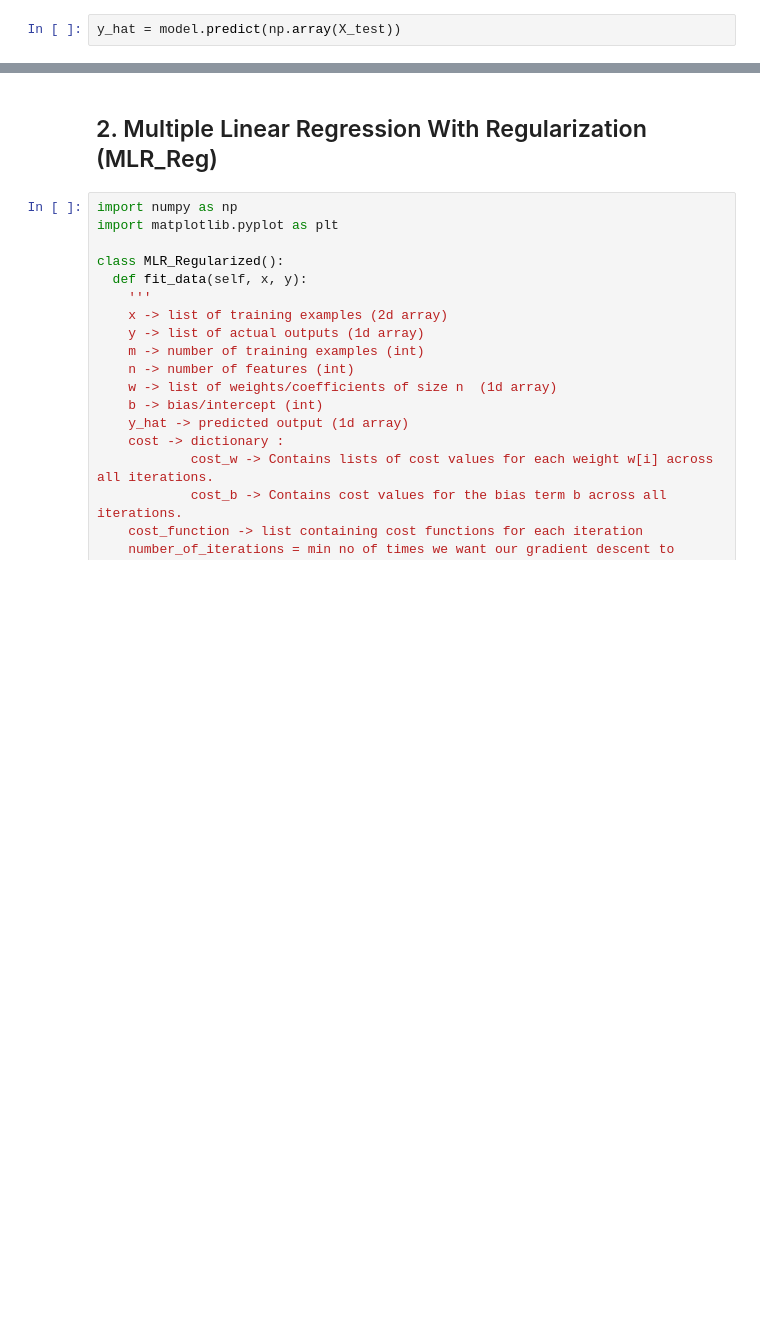
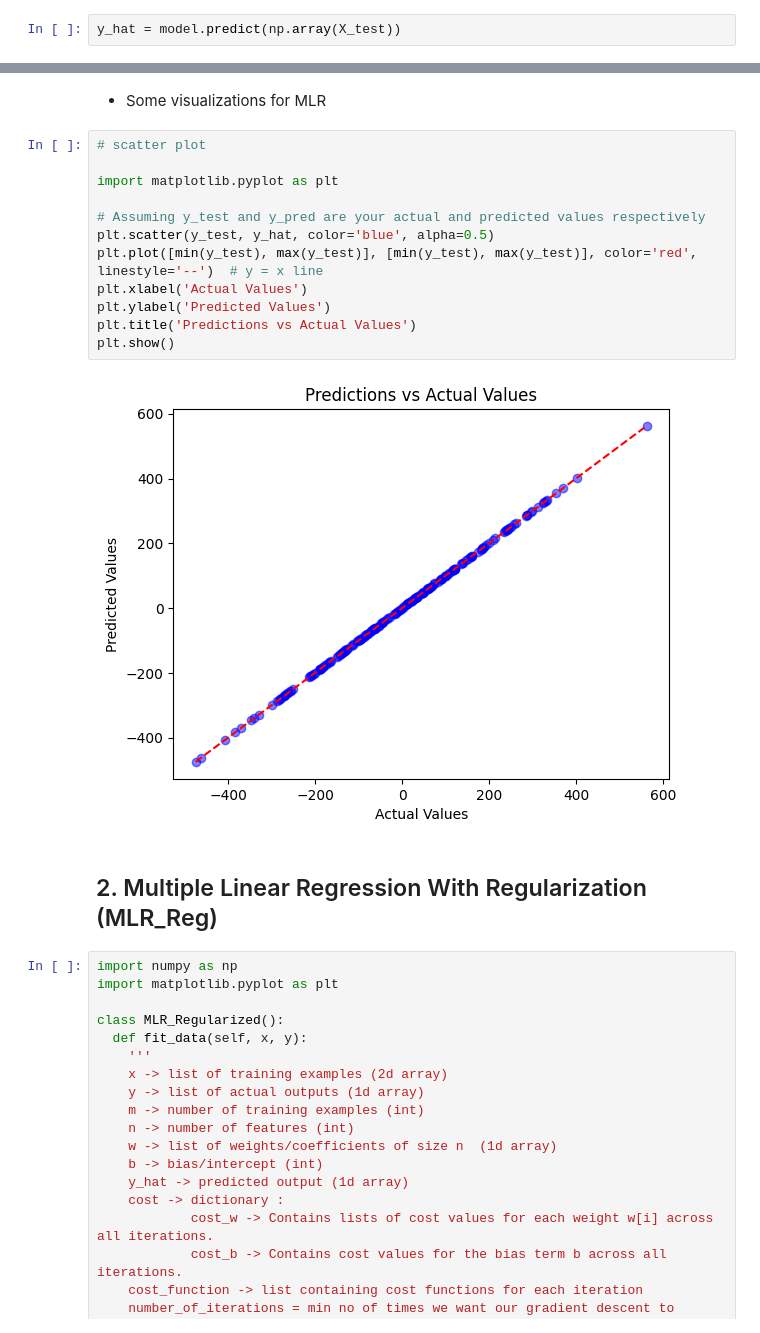
Before and after one commit to tselane2110/ML-Specialization, a Jupyter notebook: MultipleLinearRegressionImplementation.ipynb, the cells around one changed output, grey strips where cells are left out. Saved outputs shown, nothing was run; the diff lists cells and outputs as text; blank space fills up the shorter version.

```diff
--- a/MultipleLinearRegressionImplementation.ipynb
+++ b/MultipleLinearRegressionImplementation.ipynb
@@ -260,4 +256,20 @@ Mean Squared Error: 0.26
 R^2 Score: 1.00
+# %% [markdown]
+- Some visualizations for MLR
+# %%
+# scatter plot
+
+import matplotlib.pyplot as plt
+
+# Assuming y_test and y_pred are your actual and predicted values respectively
+plt.scatter(y_test, y_hat, color='blue', alpha=0.5)
+plt.plot([min(y_test), max(y_test)], [min(y_test), max(y_test)], color='red', linestyle='--')  # y = x line
+plt.xlabel('Actual Values')
+plt.ylabel('Predicted Values')
+plt.title('Predictions vs Actual Values')
+plt.show()
+# %% [output]
+[figure, added]
 # %% [markdown]
 ## 2. Multiple Linear Regression With Regularization (MLR_Reg)
 # %%
```
Also changed, not shown: parts of 14 cells of this notebook.
